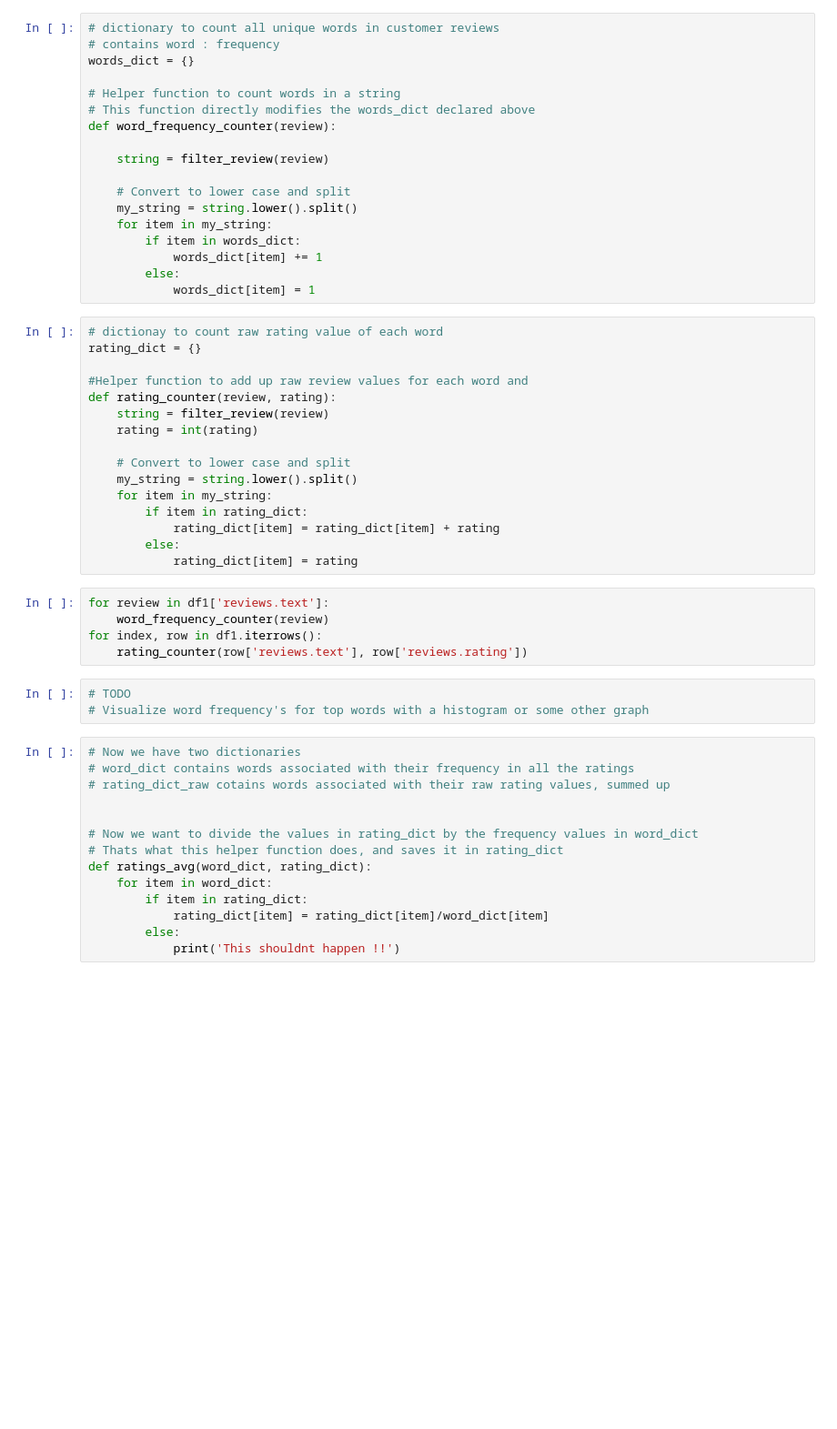
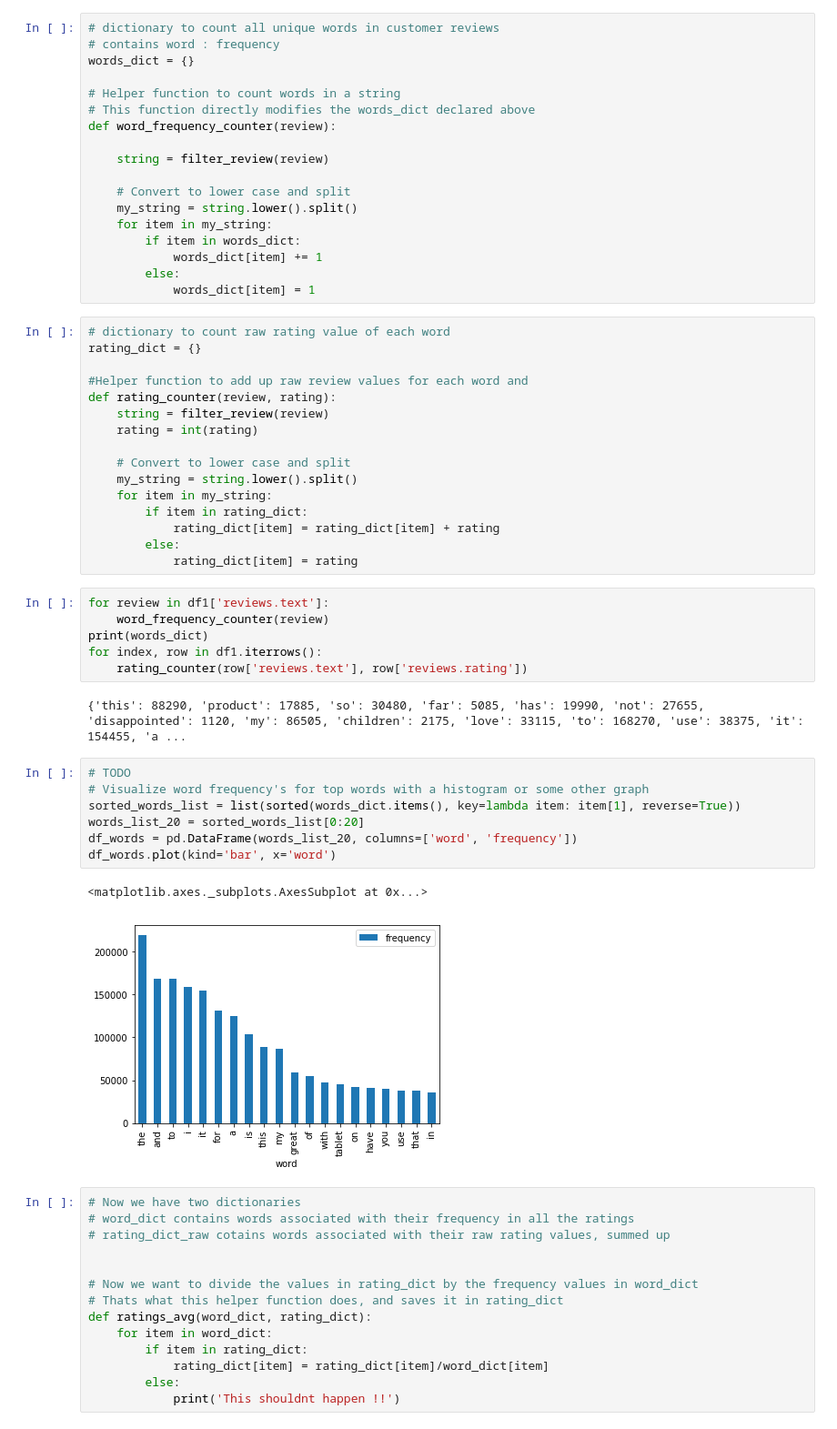
Before and after one commit to sssaiya/COGS108_Repo, a Jupyter notebook: Projects/FinalProject.ipynb, the cells around one changed output. Shown at 91% size. Cells and saved outputs as stored; diff of their text form; blank space fills up the shorter version.

Commit message:
Added histogram

```diff
--- a/Projects/FinalProject.ipynb
+++ b/Projects/FinalProject.ipynb
@@ -120,7 +118,7 @@ def word_frequency_counter(review):
         else:
             words_dict[item] = 1
 # %%
-# dictionay to count raw rating value of each word
+# dictionary to count raw rating value of each word
 rating_dict = {}
 
 #Helper function to add up raw review values for each word and
@@ -138,11 +136,21 @@ def rating_counter(review, rating):
 # %%
 for review in df1['reviews.text']:
     word_frequency_counter(review)
+print(words_dict)
 for index, row in df1.iterrows():
     rating_counter(row['reviews.text'], row['reviews.rating'])
+# %% [output]
+{'this': 88290, 'product': 17885, 'so': 30480, 'far': 5085, 'has': 19990, 'not': 27655, 'disappointed': 1120, 'my': 86505, 'children': 2175, 'love': 33115, 'to': 168270, 'use': 38375, 'it': 154455, 'a ...
 # %%
 # TODO
 # Visualize word frequency's for top words with a histogram or some other graph
+sorted_words_list = list(sorted(words_dict.items(), key=lambda item: item[1], reverse=True))
+words_list_20 = sorted_words_list[0:20]
+df_words = pd.DataFrame(words_list_20, columns=['word', 'frequency'])
+df_words.plot(kind='bar', x='word')
+# %% [output]
+<matplotlib.axes._subplots.AxesSubplot at 0x...>
+[figure, added]
 # %%
 # Now we have two dictionaries
 # word_dict contains words associated with their frequency in all the ratings
```
Also changed, not shown: parts of 2 cells of this notebook.
